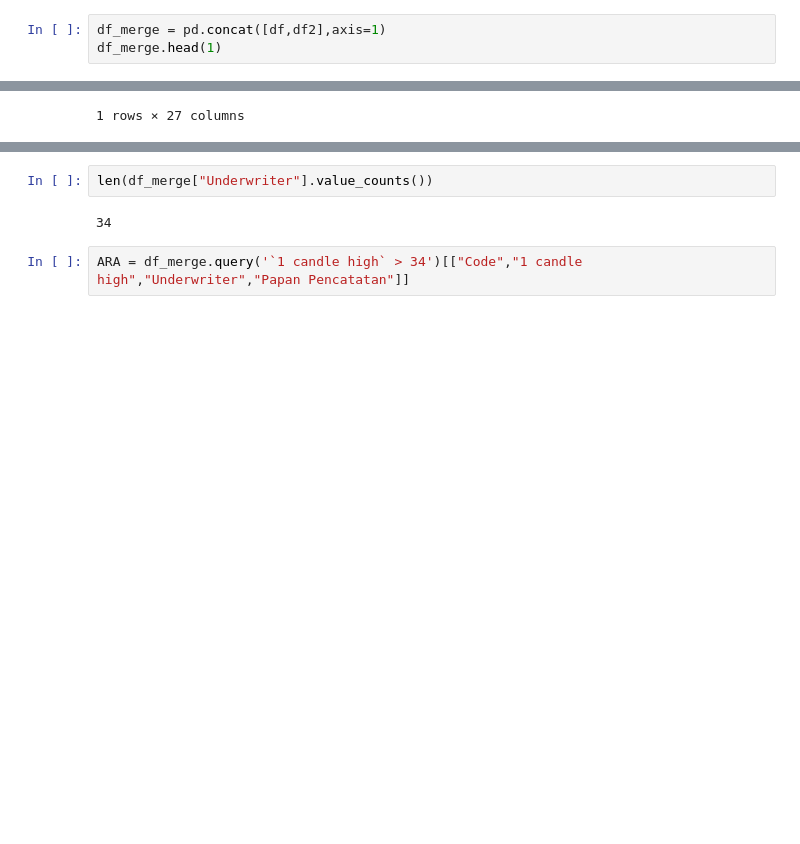
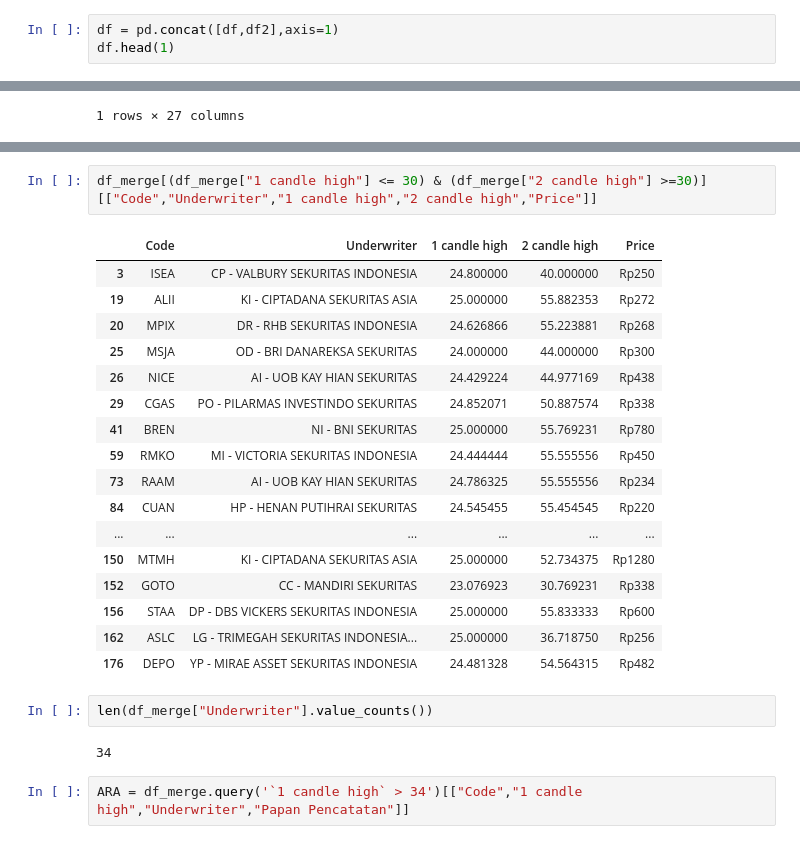
Before and after one commit to kautsar101/Ipo_Stockbit_Prediction, a Jupyter notebook: playground.ipynb, the cells around one changed output, grey strips where cells are left out. Cells and saved outputs as stored; diff of their text form; blank space fills up the shorter version.

```diff
--- a/playground.ipynb
+++ b/playground.ipynb
@@ -4,8 +4,8 @@ df = pd.read_csv("Doc//ipodata.csv")
 # %%
 df2 = pd.read_csv("Doc//ipo_gain.csv")
 # %%
-df_merge = pd.concat([df,df2],axis=1)
-df_merge.head(1)
+df = pd.concat([df,df2],axis=1)
+df.head(1)
 # %% [output]
 |  | Code | Name | Date | Price | Share | Amount | Warran | Underwriter | Sector | Subsector | ... |
 | 0 | GUNA | PT. Gunanusa Eramandiri Tbk. | 09 Jul 2024 | Rp150 | 20% | 5,000,000 lot | 0 | GR - PANIN SEKURITAS TBK. | Barang Konsumen Primer | Makanan & Minuman | ... |
@@ -13,3 +41,23 @@ df_merge.head(1)
+# %%
+df_merge[(df_merge["1 candle high"] <= 30) & (df_merge["2 candle high"] >=30)][["Code","Underwriter","1 candle high","2 candle high","Price"]]
+# %% [output]
+|  | Code | Underwriter | 1 candle high | 2 candle high | Price |
+| 3 | ISEA | CP - VALBURY SEKURITAS INDONESIA | 24.800000 | 40.000000 | Rp250 |
+| 19 | ALII | KI - CIPTADANA SEKURITAS ASIA | 25.000000 | 55.882353 | Rp272 |
+| 20 | MPIX | DR - RHB SEKURITAS INDONESIA | 24.626866 | 55.223881 | Rp268 |
+| 25 | MSJA | OD - BRI DANAREKSA SEKURITAS | 24.000000 | 44.000000 | Rp300 |
+| 26 | NICE | AI - UOB KAY HIAN SEKURITAS | 24.429224 | 44.977169 | Rp438 |
+| 29 | CGAS | PO - PILARMAS INVESTINDO SEKURITAS | 24.852071 | 50.887574 | Rp338 |
+| 41 | BREN | NI - BNI SEKURITAS | 25.000000 | 55.769231 | Rp780 |
+| 59 | RMKO | MI - VICTORIA SEKURITAS INDONESIA | 24.444444 | 55.555556 | Rp450 |
+| 73 | RAAM | AI - UOB KAY HIAN SEKURITAS | 24.786325 | 55.555556 | Rp234 |
+| 84 | CUAN | HP - HENAN PUTIHRAI SEKURITAS | 24.545455 | 55.454545 | Rp220 |
+| ... | ... | ... | ... | ... | ... |
+| 150 | MTMH | KI - CIPTADANA SEKURITAS ASIA | 25.000000 | 52.734375 | Rp1280 |
+| 152 | GOTO | CC - MANDIRI SEKURITAS | 23.076923 | 30.769231 | Rp338 |
+| 156 | STAA | DP - DBS VICKERS SEKURITAS INDONESIA | 25.000000 | 55.833333 | Rp600 |
+| 162 | ASLC | LG - TRIMEGAH SEKURITAS INDONESIA... | 25.000000 | 36.718750 | Rp256 |
+| 176 | DEPO | YP - MIRAE ASSET SEKURITAS INDONESIA | 24.481328 | 54.564315 | Rp482 |
 # %%
 len(df_merge["Underwriter"].value_counts())
 # %% [output]
```
Also changed, not shown: parts of 2 cells of this notebook, 30 other files.
